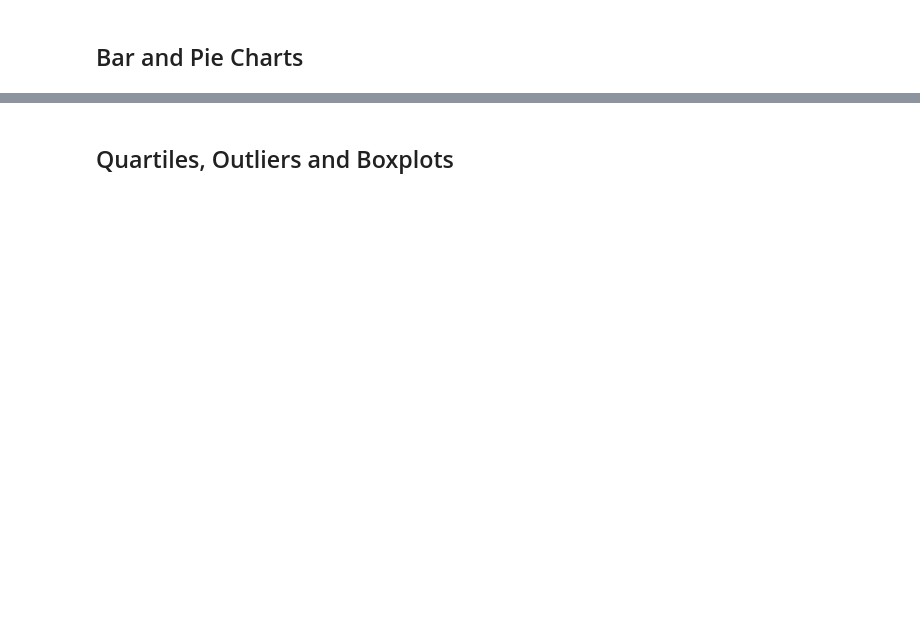
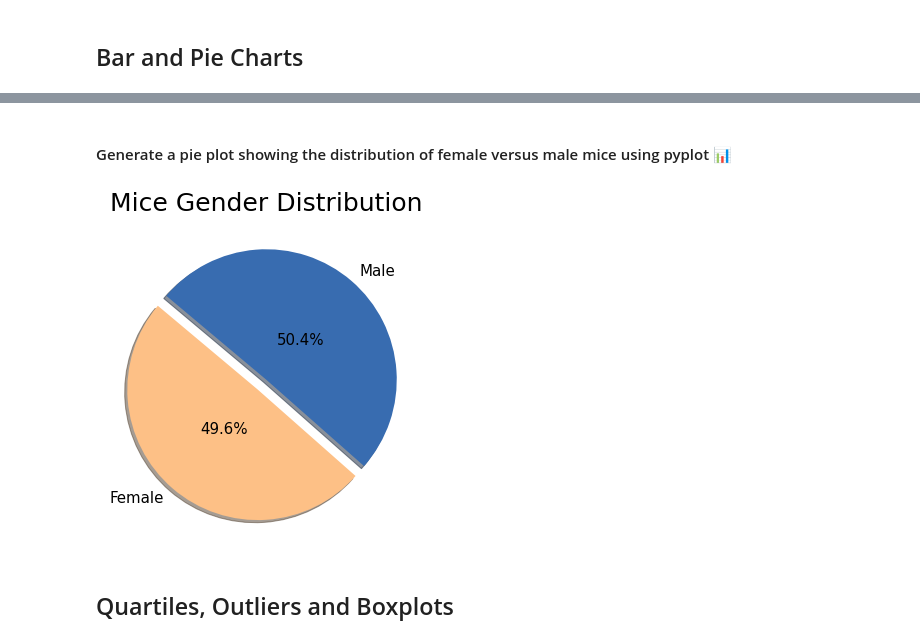
Before and after one commit to naydeenmonzon/Matploblib-Challenge, a Jupyter notebook: pymaceuticals_starter.ipynb, the cells around one changed output, grey strips where cells are left out. Cells and saved outputs as stored; diff of their text form; code cells hidden in the pictures; blank space fills up the shorter version.

```diff
--- a/pymaceuticals_starter.ipynb
+++ b/pymaceuticals_starter.ipynb
@@ -276,2 +244,15 @@ plt.show()
+# %% [markdown]
+#### Generate a pie plot showing the distribution of female versus male mice using pyplot  📊
+# %%
+labels = gender_type.axes[0]
+sizes = gender_type.values
+
+plt.figure(figsize=(6,6))
+plt.pie(sizes, labels=labels, explode=(0.1,0), startangle=140, shadow=True, autopct='%1.1f%%',
+        colors=cmap2.colors[2:5], textprops={'fontsize': 15}, pctdistance=0.4)
+plt.title('Mice Gender Distribution', size=25)
+plt.show()
+# %% [output]
+[figure, added]
 # %% [markdown]
 ## Quartiles, Outliers and Boxplots
```
Also changed, not shown: parts of 72 cells of this notebook.
